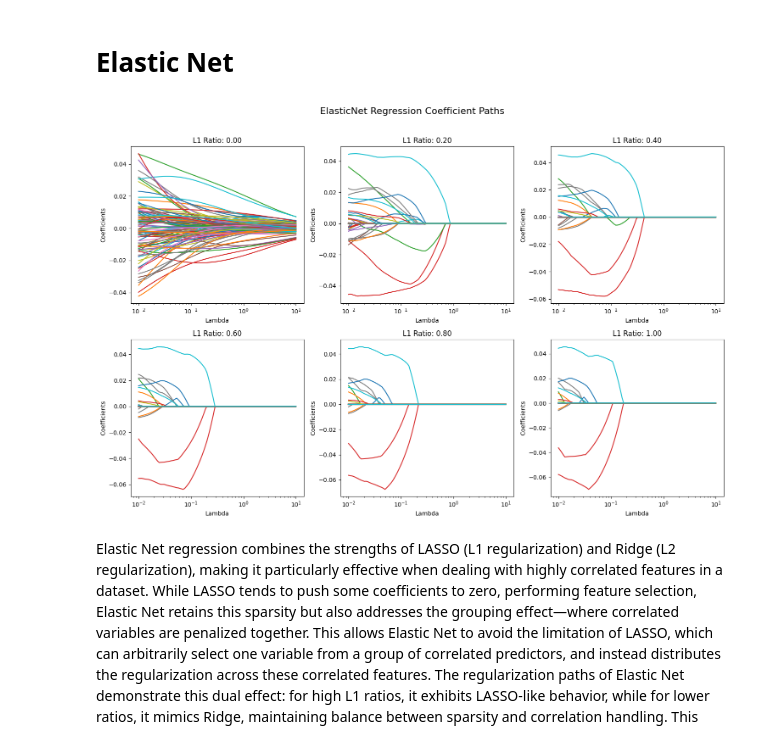
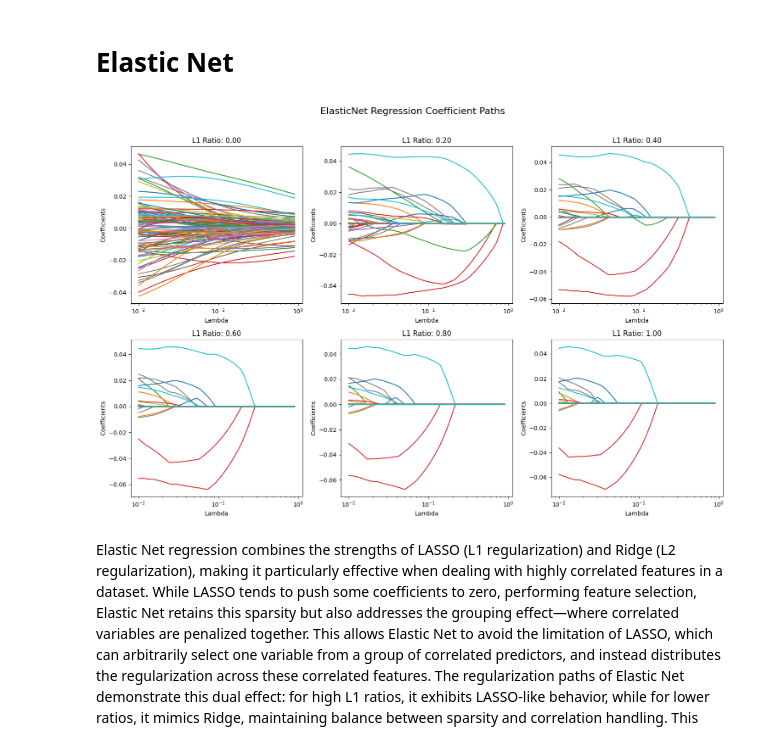
Before and after one commit to dimitris-markopoulos/CrimePredictor-ML, a Jupyter notebook: 2_ElasticNet.ipynb, the cells around one changed output. Drawn from its saved outputs; the diff is of its cells as text; code cells hidden in the pictures.

```diff
--- a/2_ElasticNet.ipynb
+++ b/2_ElasticNet.ipynb
@@ -136,7 +136,7 @@ significantfeatures_dict['LASSO'] = LASSO_vars
 # %% [markdown]
 ##Regularization Path
 # %%
-lambdas = np.exp(np.linspace(np.log(0.01), np.log(10), 100))
+lambdas = np.exp(np.linspace(np.log(0.01), np.log(0.3), 100))
 betasl = np.zeros((len(lambdas), X.shape[1]))
 for i, lamb in enumerate(lambdas):
     lasso = Lasso(alpha = lamb)
@@ -159,12 +159,2 @@ plt.show()
 # %% [markdown]
 Plotting the regularization path on a log scale helps better visualize the shrinkage of coefficients, especially when dealing with a wide range of penalty values. The standard regularization path without a log scale may not clearly show how coefficients approach zero as regularization increases.  In this case, the regularization path below without a log-scale is harder to interpret.
-# %%
-# Plot Lasso paths
-plt.figure(figsize=(10, 6))
-for j in range(X_standardized.shape[1]): #for each variable
-    plt.plot(lambdas, betasl[:, j], label=f"Variable {j+1}")
-plt.xlabel("Lambda")
-plt.ylabel("Coefficients")
-plt.title("Lasso Regression Coefficient Paths")
-# plt.legend(colnames)
-plt.show()
@@ -247,7 +235,7 @@ import warnings
 
 warnings.filterwarnings("ignore")
 
-lambdas = np.exp(np.linspace(np.log(0.01), np.log(10), 100))
+lambdas = np.exp(np.linspace(np.log(0.01), np.log(0.9), 100))
 l1ratios = np.linspace(0, 1, 6)
 coefs = pd.DataFrame()
 
@@ -257,34 +245,34 @@ fig.suptitle("ElasticNet Regression Coefficient Paths", fontsize=16)
 
 for idx, l1ratio in enumerate(l1ratios):
     betase = np.zeros((len(lambdas), X.shape[1]))
 
     for i, lamb in enumerate(lambdas):
         elasticnet = ElasticNet(alpha=lamb, l1_ratio=l1ratio, fit_intercept=False)
         elasticnet.fit(X_standardized, Y_centered)
         betase[i, :] = elasticnet.coef_
 
     # Select subplot position
     ax = axs[idx // 3, idx % 3]
 
     for j in range(X_standardized.shape[1]):  # For each variable
         ax.plot(lambdas, betase[:, j], label=f"Variable {j+1}")
 
     ax.set_xscale("log")
     ax.set_xlabel("Lambda")
     ax.set_ylabel("Coefficients")
     ax.set_title(f"L1 Ratio: {l1ratio:.2f}")
     # ax.legend(fontsize=8, loc="best") ##ADD LEGEND IF NEEDED (too many variables to matter in this case)
 
     # Fit ElasticNet for alpha=1 and store coefficients
     elasticnet = ElasticNet(alpha=1, l1_ratio=l1ratio, fit_intercept=False)
     elasticnet.fit(X_standardized, Y_centered)
     coefs[str(l1ratio)] = elasticnet.coef_
 
 # Adjust layout and show plot
 plt.tight_layout(rect=[0, 0, 1, 0.96])
 plt.show()
 # %% [output]
-[figure, old version]
+[figure, new version]
 # %% [markdown]
 Elastic Net regression combines the strengths of LASSO (L1 regularization) and Ridge (L2 regularization), making it particularly effective when dealing with highly correlated features in a dataset. While LASSO tends to push some coefficients to zero, performing feature selection, Elastic Net retains this sparsity but also addresses the grouping effect—where correlated variables are penalized together. This allows Elastic Net to avoid the limitation of LASSO, which can arbitrarily select one variable from a group of correlated predictors, and instead distributes the regularization across these correlated features. The regularization paths of Elastic Net demonstrate this dual effect: for high L1 ratios, it exhibits LASSO-like behavior, while for lower ratios, it mimics Ridge, maintaining balance between sparsity and correlation handling. This makes Elastic Net especially valuable in high-dimensional data analysis where feature correlations are common, offering improved model stability and predictive performance.
 # %%
```
Also changed, not shown: parts of 2 cells of this notebook.
